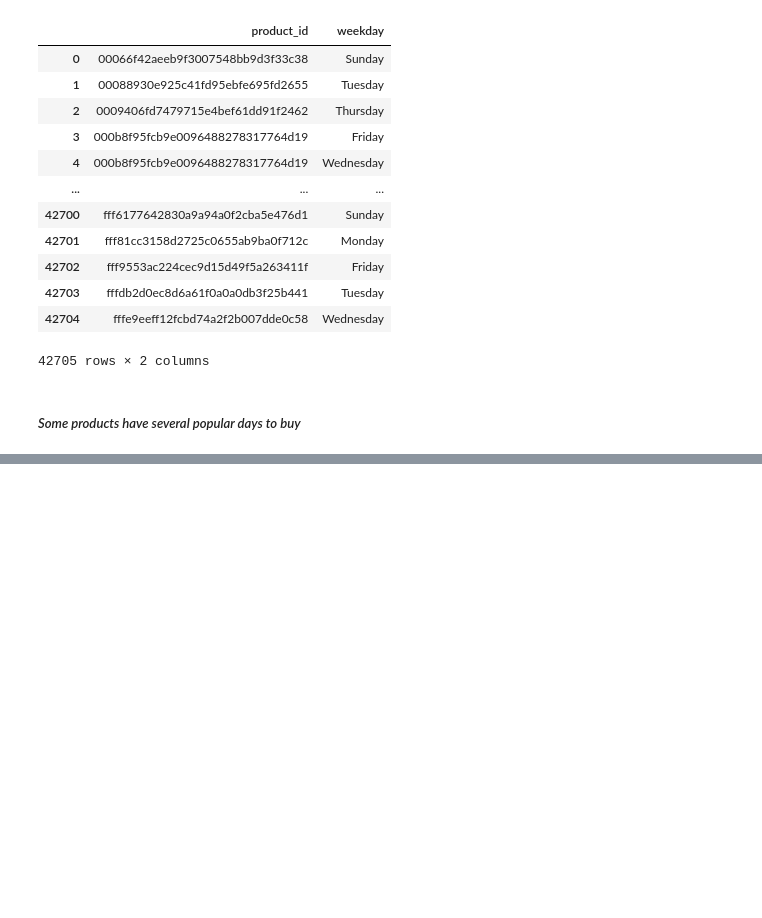
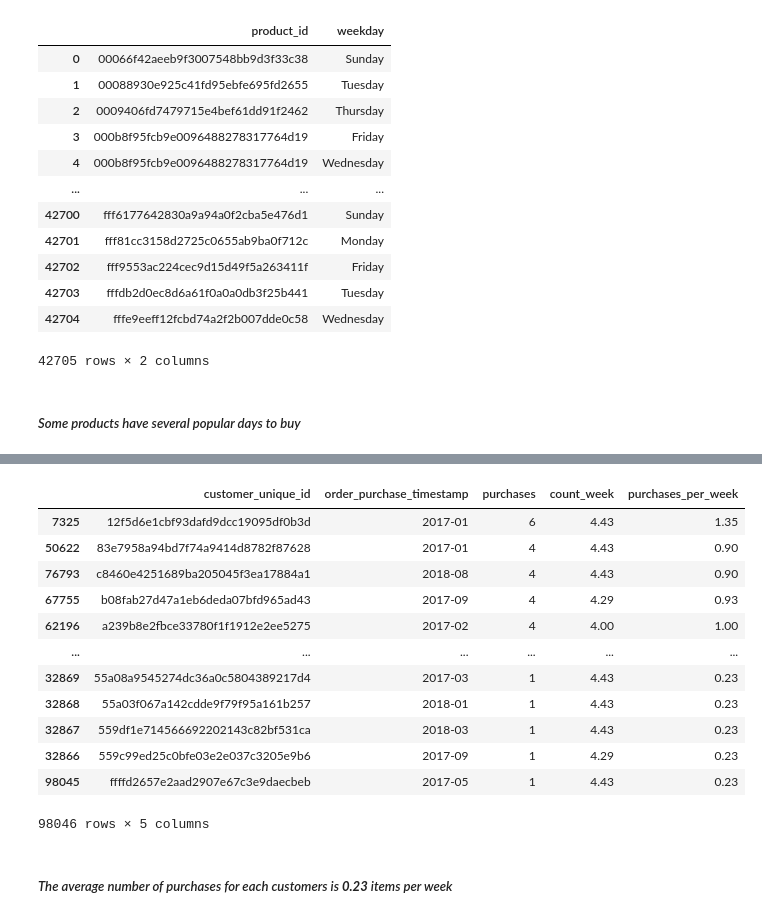
Before and after one commit to BernartGuddiny/eCommerce_project, a Jupyter notebook: project.ipynb, the cells around one changed output, grey strips where cells are left out. Drawn from its saved outputs; the diff is of its cells as text; code cells hidden in the pictures; blank space fills up the shorter version.

```diff
--- a/project.ipynb
+++ b/project.ipynb
@@ -234,0 +257,7 @@ df5
+# %%
+# Formatting the 'order_purchase_timestamp' into a date, leaving the year and month
+orders_customers['order_purchase_timestamp'] = pd.to_datetime(orders_customers.order_purchase_timestamp)
+orders_customers.order_purchase_timestamp = orders_customers.order_purchase_timestamp\
+                                                            .apply(lambda d: d.strftime('%Y-%m'))
+
+orders_customers.head()
@@ -234,0 +271,8 @@ df5
+# %%
+# Counting the number of unique purchases for each user in each month.
+df6 = orders_customers.groupby(['customer_unique_id', 'order_purchase_timestamp'], as_index=False)\
+                    .agg({'customer_id': 'count'})\
+                    .rename(columns={'customer_id': 'purchases'})\
+                    .sort_values('purchases', ascending=False)
+
+df6.head()
@@ -234,0 +286,34 @@ df5
+# %%
+# Creating a function to find the number of weeks in a month
+def get_number_week(d):
+    year, month = d.split('-')
+    return calendar.monthrange(int(year), int(month))[1]
+# %%
+# Creating a column for the number of weeks in the corresponding month
+df6['count_week'] = df6.order_purchase_timestamp\
+                        .apply(get_number_week)\
+                        .div(7)\
+                        .round(2)
+# %%
+# Calculating the average number of purchases per user per week
+df6['purchases_per_week'] = df6.purchases\
+                                .div(df6.count_week)\
+                                .round(2)
+
+df6
+# %% [output]
+|  | customer_unique_id | order_purchase_timestamp | purchases | count_week | purchases_per_week |
+| 7325 | 12f5d6e1cbf93dafd9dcc19095df0b3d | 2017-01 | 6 | 4.43 | 1.35 |
+| 50622 | 83e7958a94bd7f74a9414d8782f87628 | 2017-01 | 4 | 4.43 | 0.90 |
+| 76793 | c8460e4251689ba205045f3ea17884a1 | 2018-08 | 4 | 4.43 | 0.90 |
+| 67755 | b08fab27d47a1eb6deda07bfd965ad43 | 2017-09 | 4 | 4.29 | 0.93 |
+| 62196 | a239b8e2fbce33780f1f1912e2ee5275 | 2017-02 | 4 | 4.00 | 1.00 |
+| ... | ... | ... | ... | ... | ... |
+| 32869 | 55a08a9545274dc36a0c5804389217d4 | 2017-03 | 1 | 4.43 | 0.23 |
+| 32868 | 55a03f067a142cdde9f79f95a161b257 | 2018-01 | 1 | 4.43 | 0.23 |
+| 32867 | 559df1e714566692202143c82bf531ca | 2018-03 | 1 | 4.43 | 0.23 |
+| 32866 | 559c99ed25c0bfe03e2e037c3205e9b6 | 2017-09 | 1 | 4.29 | 0.23 |
+| 98045 | ffffd2657e2aad2907e67c3e9daecbeb | 2017-05 | 1 | 4.43 | 0.23 |
+98046 rows × 5 columns
+# %% [markdown]
+##### *The average number of purchases for each customers is **0.23** items per week*
```
Also changed, not shown: parts of 10 cells of this notebook.
